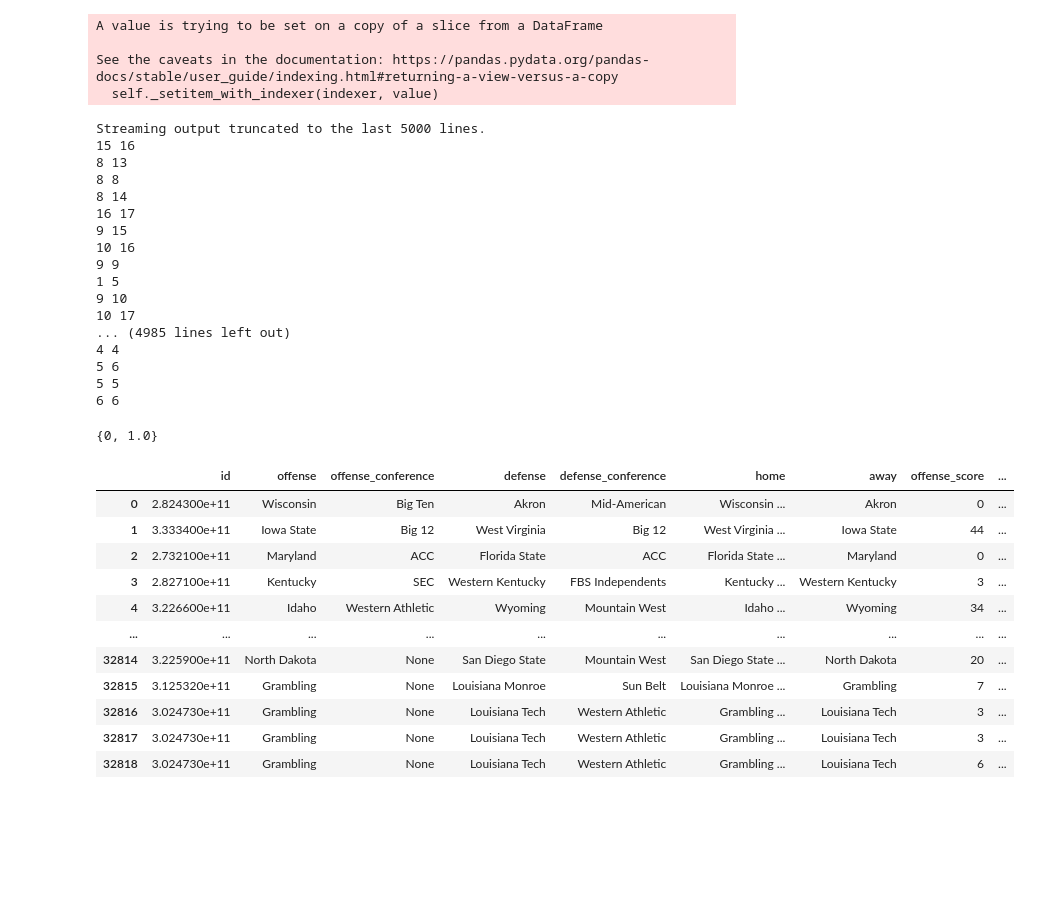
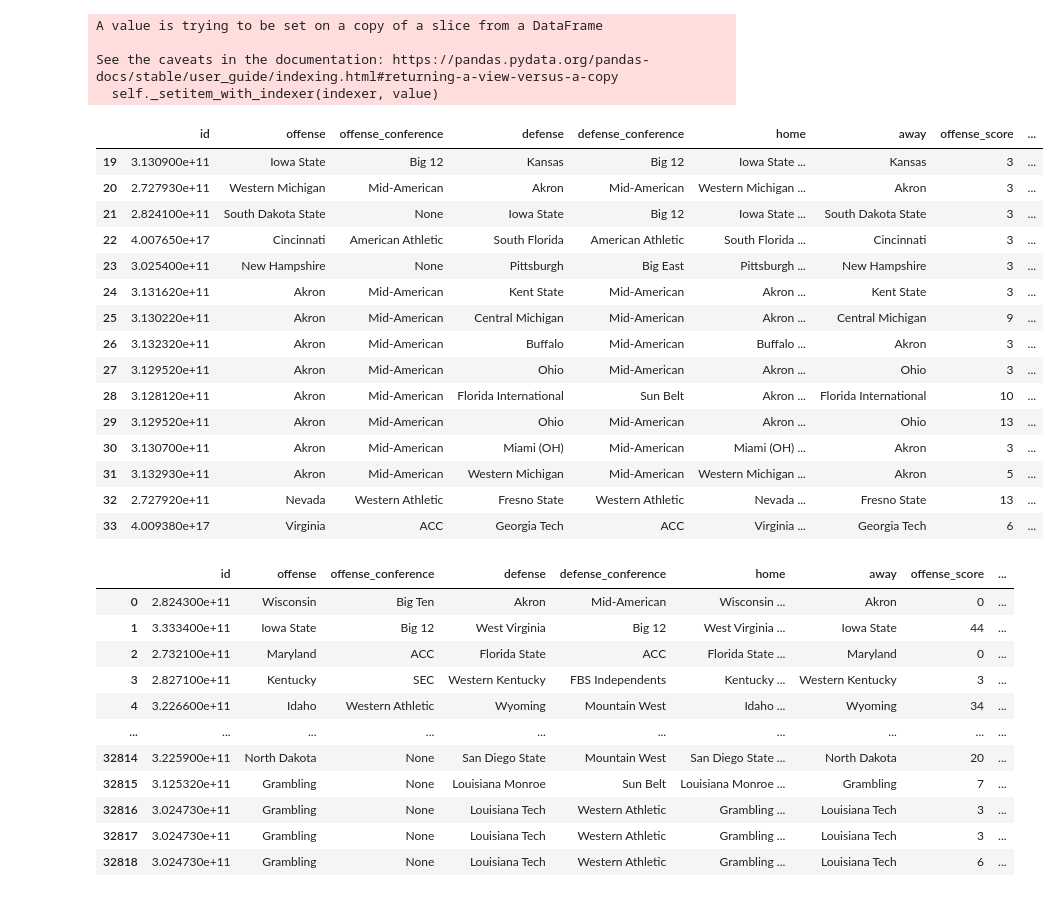
Before and after one commit to jasonjstewart/college-football, a Jupyter notebook: EDA_College_Football.ipynb, the cells around one changed output. Saved outputs shown, nothing was run; the diff lists cells and outputs as text; code cells hidden in the pictures; blank space fills up the shorter version.

```diff
--- a/EDA_College_Football.ipynb
+++ b/EDA_College_Football.ipynb
@@ -69,6 +69,8 @@ A value is trying to be set on a copy of a slice from a DataFrame
 See the caveats in the documentation: https://pandas.pydata.org/pandas-docs/stable/user_guide/indexing.html#returning-a-view-versus-a-copy
   self._setitem_with_indexer(indexer, value)
 # %%
+#gives percentages overall kicks and then each groups them into 10 yards and then 50+
+
 fiftyplus=[] #percentages
 fifty=[] #percentages
 fourty=[] #percentages
@@ -76,6 +78,7 @@ thirty=[] #percentages
 twenty=[] #percentages
 fg_percentage=[] #percentages
 fiftyplusattempts=[]
+total_attempts=[]
 
 #count=0
 for item in df.kicker_name:
@@ -112,6 +115,12 @@ for item in df.kicker_name:
         count50plus[0]=count50plus[0]+1
       count50plus[1]=count50plus[1]+1
       #print(count50plus[0],count50plus[1])
+  # print(item)
+  # print(count20[0],count20[1])
+  # print(count30[0],count30[1])
+  # print(count40[0],count40[1])
+  # print(count50[0],count50[1])
+  # print(count50plus[0],count50plus[1])
 
   fiftyplusattempts=count50plus[1]
   fiftyplus.append(float(count50plus[0]/count50plus[1]) if count50plus[1]>0 else 0)
@@ -122,28 +131,11 @@ for item in df.kicker_name:
   attempts=count20[1]+count30[1]+count40[1]+count50[1]+count50plus[1]
   makes=count20[0]+count30[0]+count40[0]+count50[0]+count50plus[0]
   fg_percentage.append(float(makes/attempts))
+  total_attempts.append(attempts)
 
   # count+=1
   # if count>15:
   #   break
-# %% [output]
-Streaming output truncated to the last 5000 lines.
-15 16
-8 13
-8 8
-8 14
-16 17
-9 15
-10 16
-9 9
-1 5
-9 10
-10 17
-... (4985 lines left out)
-4 4
-5 6
-5 5
-6 6
 # %%
 df['less_than_20_percentage']=twenty
 df['between_20-29_percentage']=thirty
@@ -152,11 +144,26 @@ df['between_40-49_percentage']=fifty
 df['50_plus_percentage']=fiftyplus
 df['fg_percentage']=fg_percentage
 df['number_attempts_50_plus']=fiftyplusattempts
+df['total_attempts']=total_attempts
-# %%
-unique = {num for num in twenty}
-unique
-# %% [output]
-{0, 1.0}
+# %%
+df.head(15)
+# %% [output]
+|  | id | offense | offense_conference | defense | defense_conference | home | away | offense_score | ... |
+| 19 | 3.130900e+11 | Iowa State | Big 12 | Kansas | Big 12 | Iowa State ... | Kansas | 3 | ... |
+| 20 | 2.727930e+11 | Western Michigan | Mid-American | Akron | Mid-American | Western Michigan ... | Akron | 3 | ... |
+| 21 | 2.824100e+11 | South Dakota State | None | Iowa State | Big 12 | Iowa State ... | South Dakota State | 3 | ... |
+| 22 | 4.007650e+17 | Cincinnati | American Athletic | South Florida | American Athletic | South Florida ... | Cincinnati | 3 | ... |
+| 23 | 3.025400e+11 | New Hampshire | None | Pittsburgh | Big East | Pittsburgh ... | New Hampshire | 3 | ... |
+| 24 | 3.131620e+11 | Akron | Mid-American | Kent State | Mid-American | Akron ... | Kent State | 3 | ... |
+| 25 | 3.130220e+11 | Akron | Mid-American | Central Michigan | Mid-American | Akron ... | Central Michigan | 9 | ... |
+| 26 | 3.132320e+11 | Akron | Mid-American | Buffalo | Mid-American | Buffalo ... | Akron | 3 | ... |
+| 27 | 3.129520e+11 | Akron | Mid-American | Ohio | Mid-American | Akron ... | Ohio | 3 | ... |
+| 28 | 3.128120e+11 | Akron | Mid-American | Florida International | Sun Belt | Akron ... | Florida International | 10 | ... |
+| 29 | 3.129520e+11 | Akron | Mid-American | Ohio | Mid-American | Akron ... | Ohio | 13 | ... |
+| 30 | 3.130700e+11 | Akron | Mid-American | Miami (OH) | Mid-American | Miami (OH) ... | Akron | 3 | ... |
+| 31 | 3.132930e+11 | Akron | Mid-American | Western Michigan | Mid-American | Western Michigan ... | Akron | 5 | ... |
+| 32 | 2.727920e+11 | Nevada | Western Athletic | Fresno State | Western Athletic | Nevada ... | Fresno State | 13 | ... |
+| 33 | 4.009380e+17 | Virginia | ACC | Georgia Tech | ACC | Virginia ... | Georgia Tech | 6 | ... |
 # %%
 results=[]
 field_goal_length=[]
```
Also changed, not shown: parts of 3 cells of this notebook.
